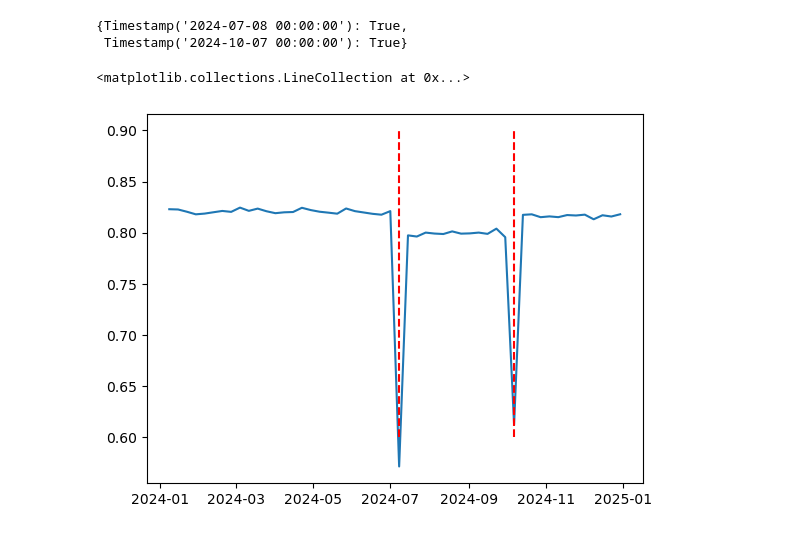
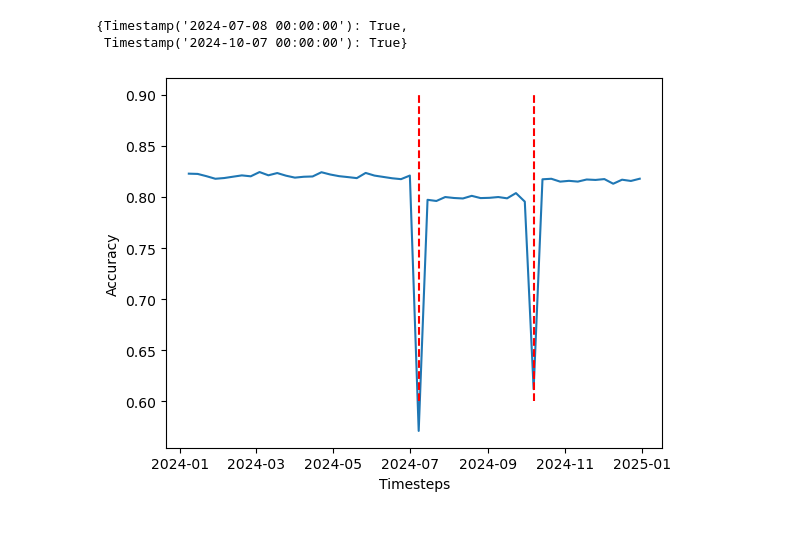
Before and after one commit to sdrelton/PREDICT, a Jupyter notebook: Examples/recalibration_example.ipynb, the cells around one changed output. Saved outputs shown, nothing was run; the diff lists cells and outputs as text; code cells hidden in the pictures.

```diff
--- a/Examples/recalibration_example.ipynb
+++ b/Examples/recalibration_example.ipynb
@@ -90,11 +90,13 @@ log['Model Updated']
 # %%
 # Plot the accuracy in a linegraph
 plt.plot(log['Accuracy'].keys(), log['Accuracy'].values())
 # Add dashed line to indicate when the model was recalibrated
 plt.vlines(log['Model Updated'].keys(), 0.6, 0.9, colors='r', linestyles='dashed')
+plt.xlabel('Timesteps')
+plt.ylabel('Accuracy')
+plt.show()
 # %% [output]
-<matplotlib.collections.LineCollection at 0x...>
-[figure, old version]
+[figure, new version]
 # %%
 # Plot the calibration slope values in a linegraph
 plt.plot(log['CalibrationSlope'].keys(), log['CalibrationSlope'].values())
```
Also changed, not shown: parts of 3 cells of this notebook, 1 other file.
